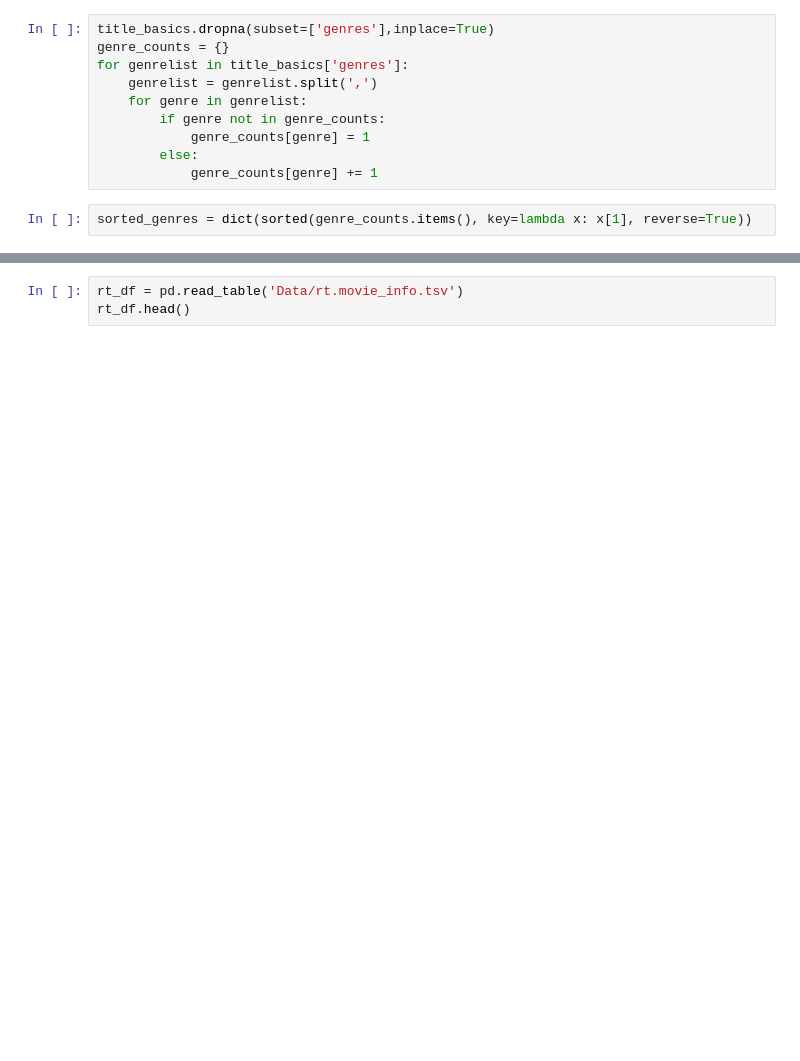
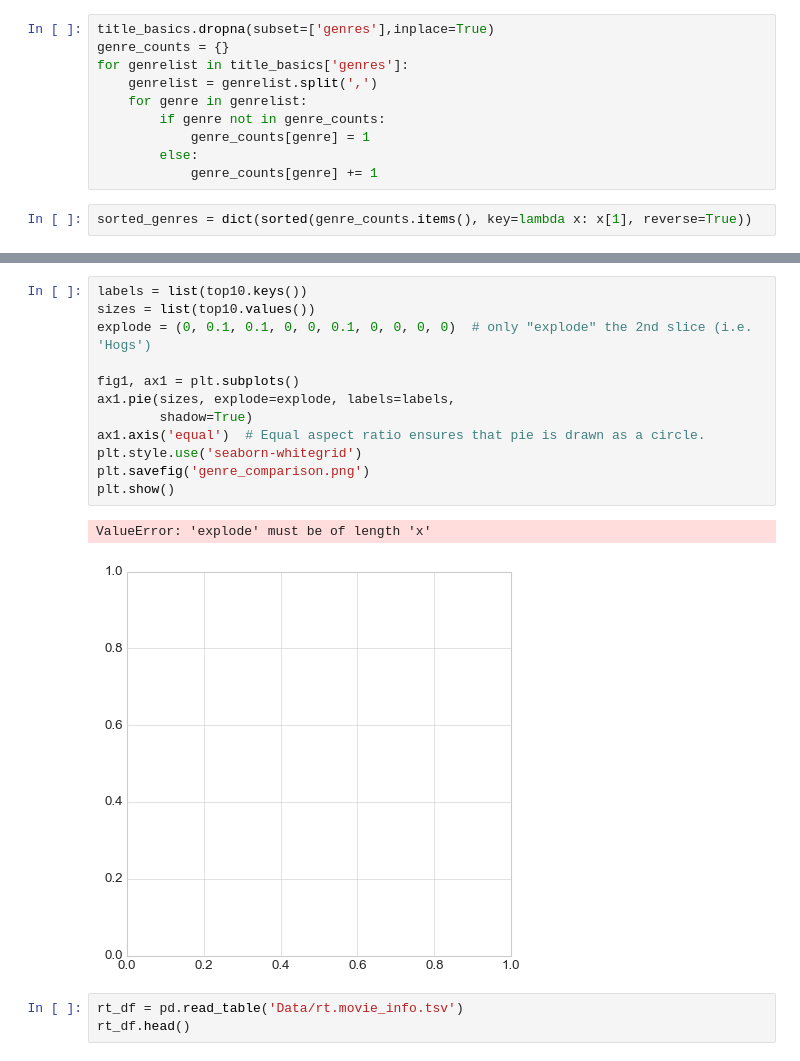
Before and after one commit to cmluna2913/Mod_1_Project, a Jupyter notebook: draft.ipynb, the cells around one changed output, grey strips where cells are left out. Saved outputs shown, nothing was run; the diff lists cells and outputs as text; blank space fills up the shorter version.

```diff
--- a/draft.ipynb
+++ b/draft.ipynb
@@ -45,3 +53,18 @@ plt.show()
+# %%
+labels = list(top10.keys())
+sizes = list(top10.values())
+explode = (0, 0.1, 0.1, 0, 0, 0.1, 0, 0, 0, 0)  # only "explode" the 2nd slice (i.e. 'Hogs')
+
+fig1, ax1 = plt.subplots()
+ax1.pie(sizes, explode=explode, labels=labels,
+        shadow=True)
+ax1.axis('equal')  # Equal aspect ratio ensures that pie is drawn as a circle.
+plt.style.use('seaborn-whitegrid')
+plt.savefig('genre_comparison.png')
+plt.show()
+# %% [output]
+ValueError: 'explode' must be of length 'x'
+[figure, added]
 # %%
 rt_df = pd.read_table('Data/rt.movie_info.tsv')
 rt_df.head()
```
Also changed, not shown: parts of 49 cells of this notebook, 17 other files.
